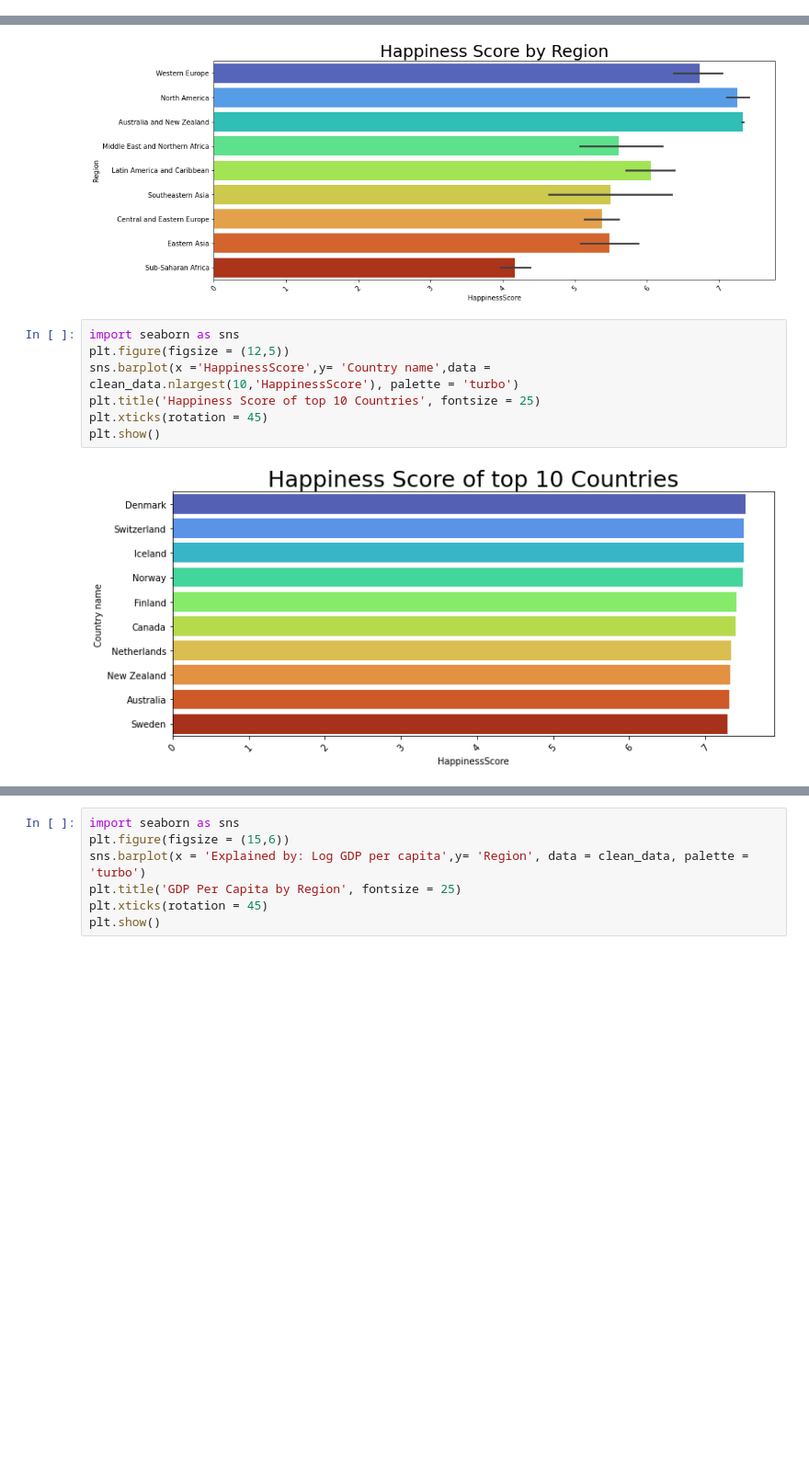
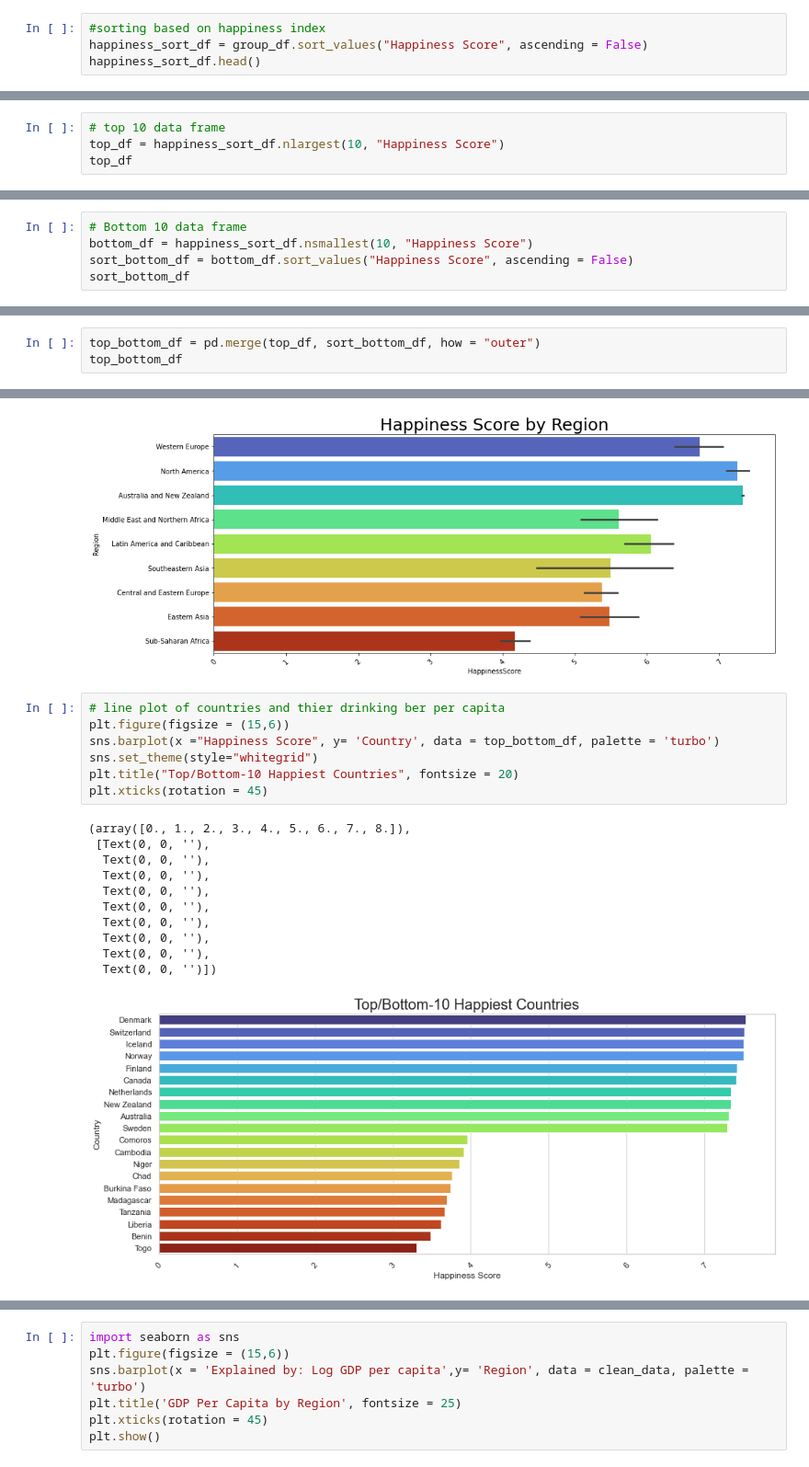
Before and after one commit to Caleman34/Alcohol_and_Happiness, a Jupyter notebook: James_Part.ipynb, the cells around one changed output, grey strips where cells are left out. Shown at 92% size. Saved outputs shown, nothing was run; the diff lists cells and outputs as text; blank space fills up the shorter version.

```diff
--- a/James_Part.ipynb
+++ b/James_Part.ipynb
@@ -118,0 +118,4 @@ group_df.describe()
+# %%
+#sorting based on happiness index
+happiness_sort_df = group_df.sort_values("Happiness Score", ascending = False)
+happiness_sort_df.head()
@@ -118,0 +129,4 @@ group_df.describe()
+# %%
+# top 10 data frame
+top_df = happiness_sort_df.nlargest(10, "Happiness Score")
+top_df
@@ -118,0 +145,5 @@ group_df.describe()
+# %%
+# Bottom 10 data frame
+bottom_df = happiness_sort_df.nsmallest(10, "Happiness Score")
+sort_bottom_df = bottom_df.sort_values("Happiness Score", ascending = False)
+sort_bottom_df
@@ -118,0 +162,3 @@ group_df.describe()
+# %%
+top_bottom_df = pd.merge(top_df, sort_bottom_df, how = "outer")
+top_bottom_df
@@ -126,11 +190,21 @@ plt.show()
 # %% [output]
 [figure]
 # %%
-import seaborn as sns
-plt.figure(figsize = (12,5))
-sns.barplot(x ='HappinessScore',y= 'Country name',data = clean_data.nlargest(10,'HappinessScore'), palette = 'turbo')
-plt.title('Happiness Score of top 10 Countries', fontsize = 25)
+# line plot of countries and thier drinking ber per capita
+plt.figure(figsize = (15,6))
+sns.barplot(x ="Happiness Score", y= 'Country', data = top_bottom_df, palette = 'turbo')
+sns.set_theme(style="whitegrid")
+plt.title("Top/Bottom-10 Happiest Countries", fontsize = 20)
 plt.xticks(rotation = 45)
-plt.show()
 # %% [output]
+(array([0., 1., 2., 3., 4., 5., 6., 7., 8.]),
+ [Text(0, 0, ''),
+  Text(0, 0, ''),
+  Text(0, 0, ''),
+  Text(0, 0, ''),
+  Text(0, 0, ''),
+  Text(0, 0, ''),
+  Text(0, 0, ''),
+  Text(0, 0, ''),
+  Text(0, 0, '')])
-[figure, old version]
+[figure, new version]
```
Also changed, not shown: parts of 10 cells of this notebook.
